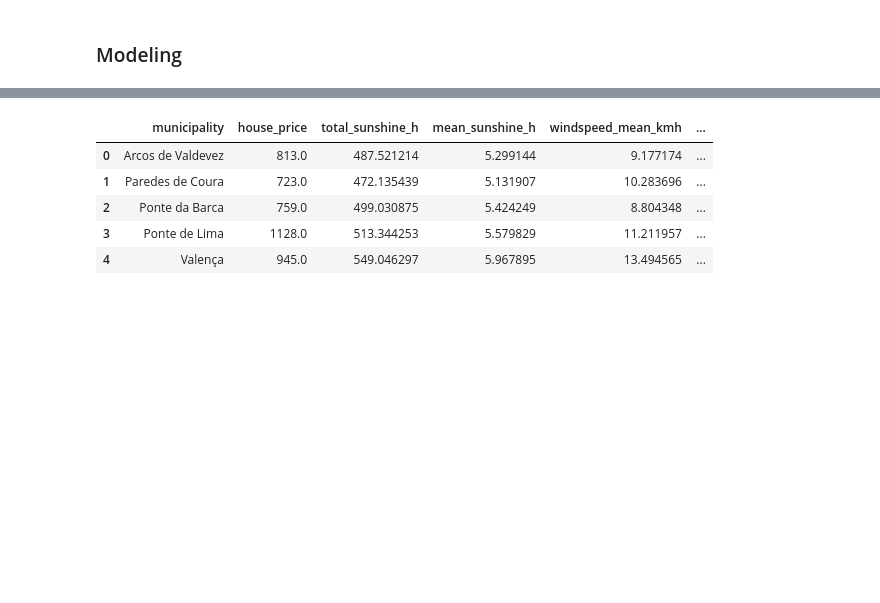
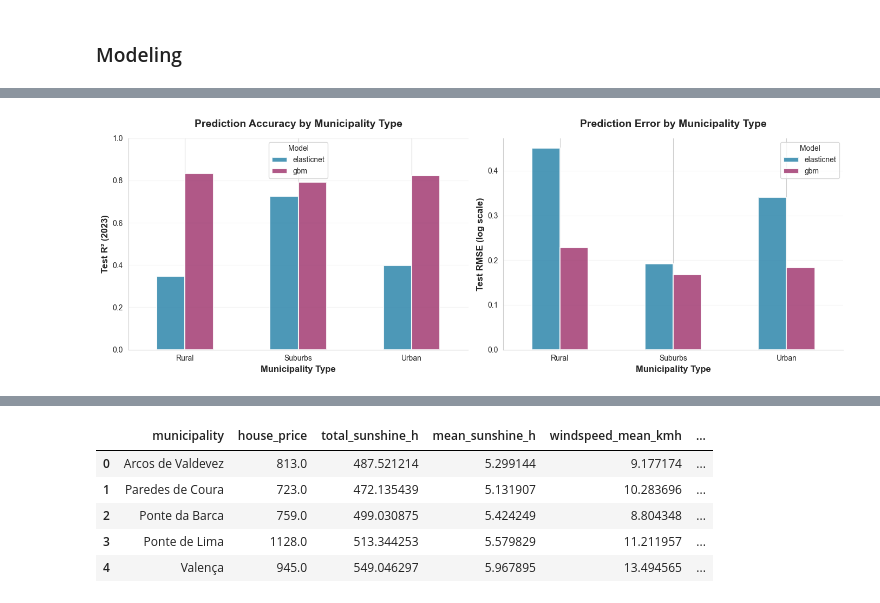
Before and after one commit to Shushunya/FCD-housing-prices, a Jupyter notebook: code/main.ipynb, the cells around one changed output, grey strips where cells are left out. Drawn from its saved outputs; the diff is of its cells as text; code cells hidden in the pictures; blank space fills up the shorter version.

```diff
--- a/code/main.ipynb
+++ b/code/main.ipynb
@@ -221,0 +233,34 @@ The age distribution analysis within clusters: [`notebooks/clustering/03_urbaniz
+# %%
+from src.config import MODELS_DIR
+
+results_df = pd.read_csv(MODELS_DIR / "temporal_validation_by_cluster.csv")
+fig, axes = plt.subplots(1, 2, figsize=(14, 5))
+fig.patch.set_facecolor('white')
+
+colors = ['#2E86AB', '#A23B72']
+
+pivot_r2 = results_df.pivot(index='Cluster', columns='Model', values='Test R² (2023)')
+pivot_r2.plot(kind='bar', ax=axes[0], color=colors, alpha=0.85, edgecolor='white', linewidth=1.5)
+axes[0].set_xlabel('Municipality Type', fontsize=12, fontweight='600')
+axes[0].set_ylabel('Test R² (2023)', fontsize=12, fontweight='600')
+axes[0].set_title('Prediction Accuracy by Municipality Type', fontsize=14, fontweight='bold', pad=15)
+axes[0].legend(title='Model', fontsize=10)
+axes[0].set_xticklabels(axes[0].get_xticklabels(), rotation=0)
+axes[0].grid(True, alpha=0.2, axis='y')
+axes[0].set_ylim(0, 1)
+sns.despine(ax=axes[0])
+
+pivot_rmse = results_df.pivot(index='Cluster', columns='Model', values='Test RMSE (2023)')
+pivot_rmse.plot(kind='bar', ax=axes[1], color=colors, alpha=0.85, edgecolor='white', linewidth=1.5)
+axes[1].set_xlabel('Municipality Type', fontsize=12, fontweight='600')
+axes[1].set_ylabel('Test RMSE (log scale)', fontsize=12, fontweight='600')
+axes[1].set_title('Prediction Error by Municipality Type', fontsize=14, fontweight='bold', pad=15)
+axes[1].legend(title='Model', fontsize=10)
+axes[1].set_xticklabels(axes[1].get_xticklabels(), rotation=0)
+axes[1].grid(True, alpha=0.2, axis='y')
+sns.despine(ax=axes[1])
+
+plt.tight_layout()
+plt.show()
+# %% [output]
+[figure, added]
```
Also changed, not shown: parts of 5 cells of this notebook.
